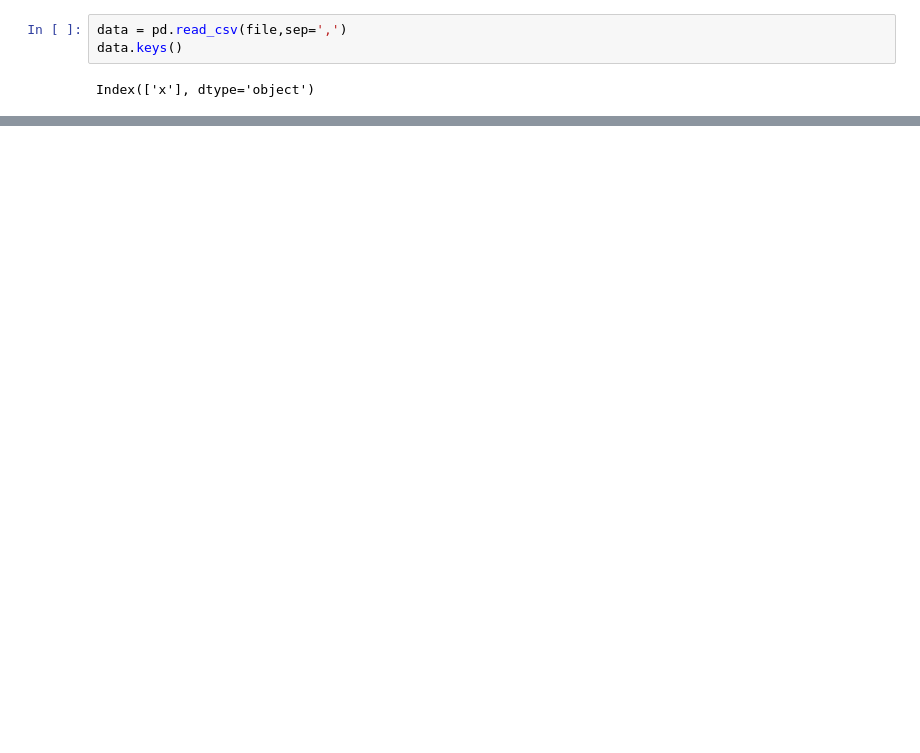
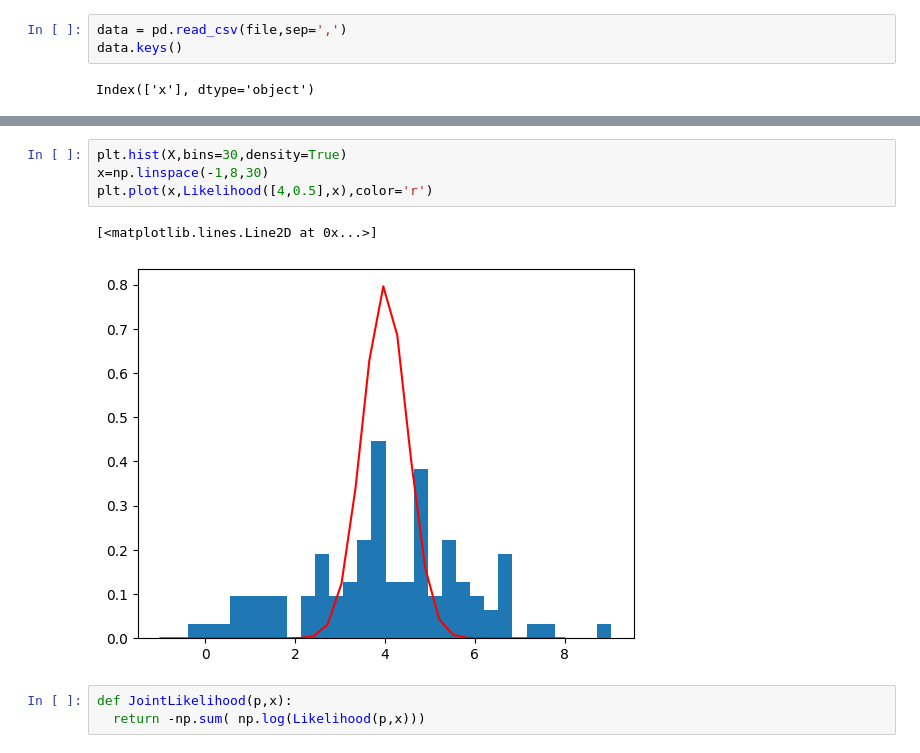
Before and after one commit to Metodoscomputacionales1/Metodos1_PedroAngarita_SimonUribe, a Jupyter notebook: Semana13/AjusteGaussiano.ipynb, the cells around one changed output, grey strips where cells are left out. Cells and saved outputs as stored; diff of their text form; blank space fills up the shorter version.

```diff
--- a/Semana13/AjusteGaussiano.ipynb
+++ b/Semana13/AjusteGaussiano.ipynb
@@ -23,0 +96,10 @@ Index(['x'], dtype='object')
+# %%
+plt.hist(X,bins=30,density=True)
+x=np.linspace(-1,8,30)
+plt.plot(x,Likelihood([4,0.5],x),color='r')
+# %% [output]
+[<matplotlib.lines.Line2D at 0x...>]
+[figure, added]
+# %%
+def JointLikelihood(p,x):
+  return -np.sum( np.log(Likelihood(p,x)))
```
Also changed, not shown: parts of 10 cells of this notebook.
